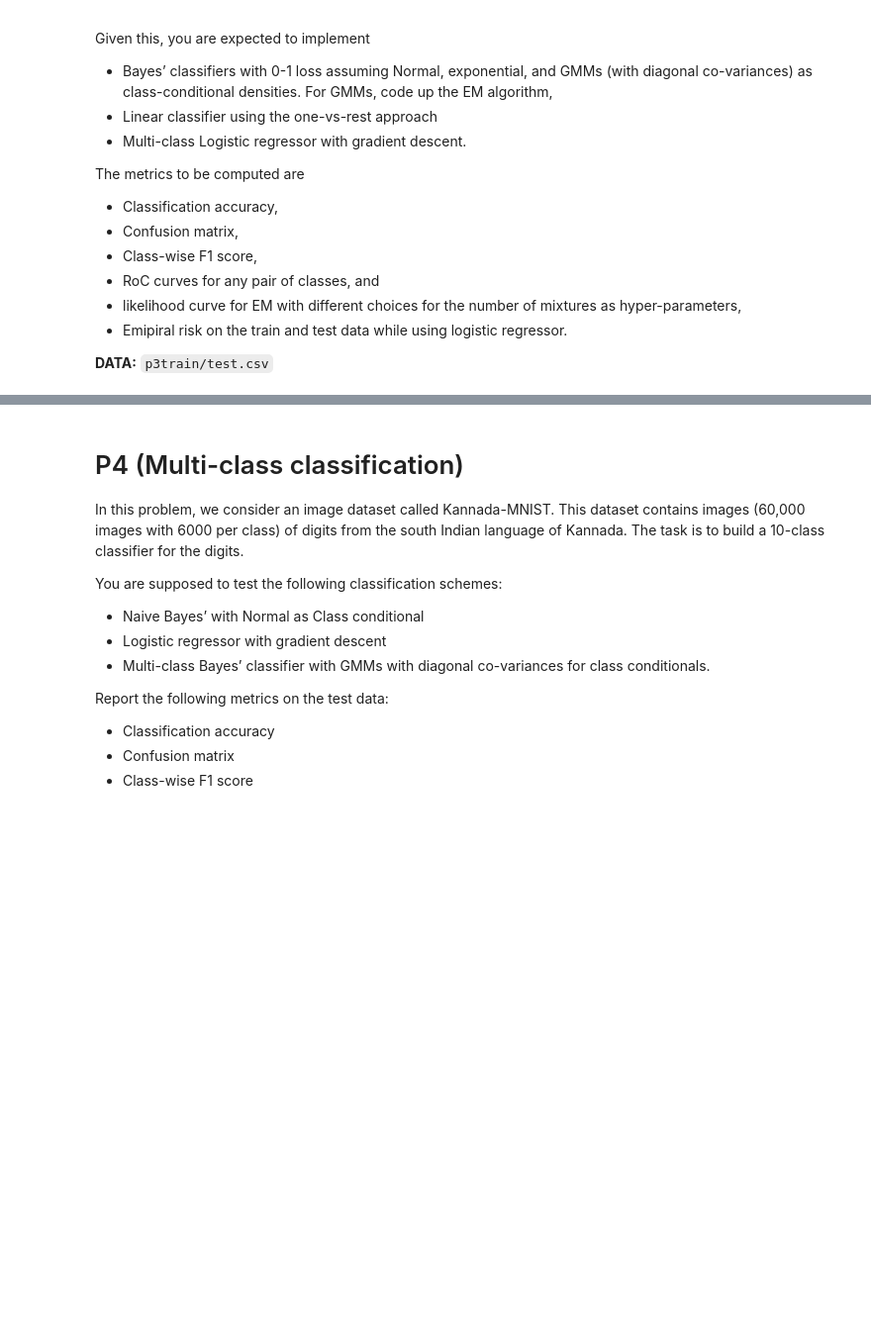
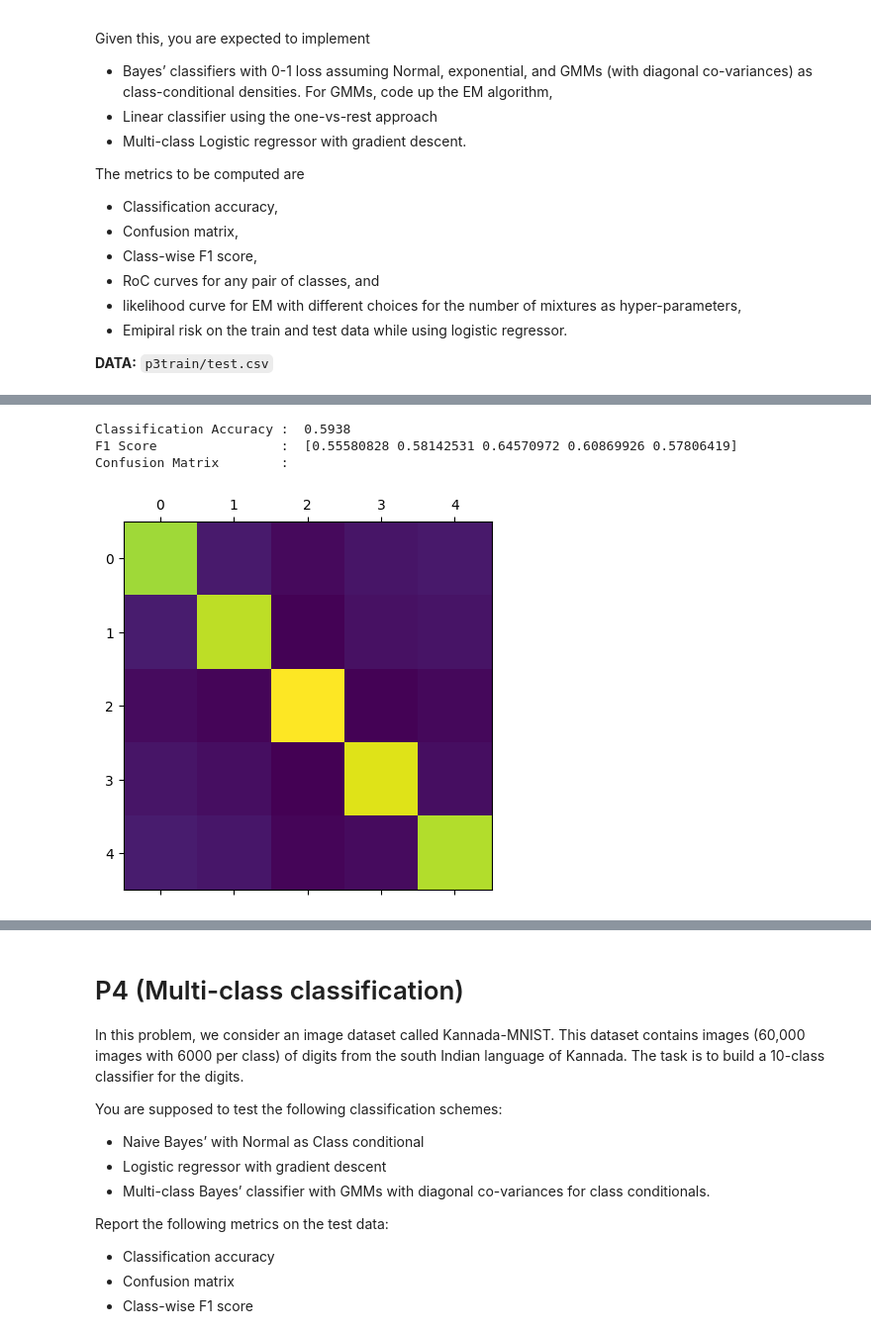
Before and after one commit to lokesh1197/PRNN-2023, a Jupyter notebook: solution.ipynb, the cells around one changed output, grey strips where cells are left out. Shown: that part at 99% size. Drawn from its saved outputs; the diff is of its cells as text; code cells hidden in the pictures; blank space fills up the shorter version.

```diff
--- a/solution.ipynb
+++ b/solution.ipynb
@@ -288,0 +377,8 @@ p3["train"].shape
+# %%
+# --------------- Test --------------------
+metrics.print(X_test, Y_test, classes, logNormal)
+# %% [output]
+Classification Accuracy :  0.5938
+F1 Score                :  [0.55580828 0.58142531 0.64570972 0.60869926 0.57806419]
+Confusion Matrix        :
+[figure, added]
```
Also changed, not shown: parts of 14 cells of this notebook.
